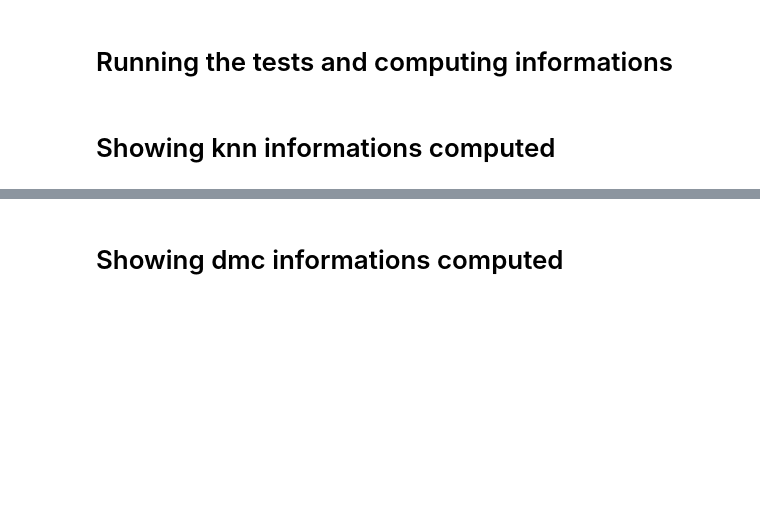
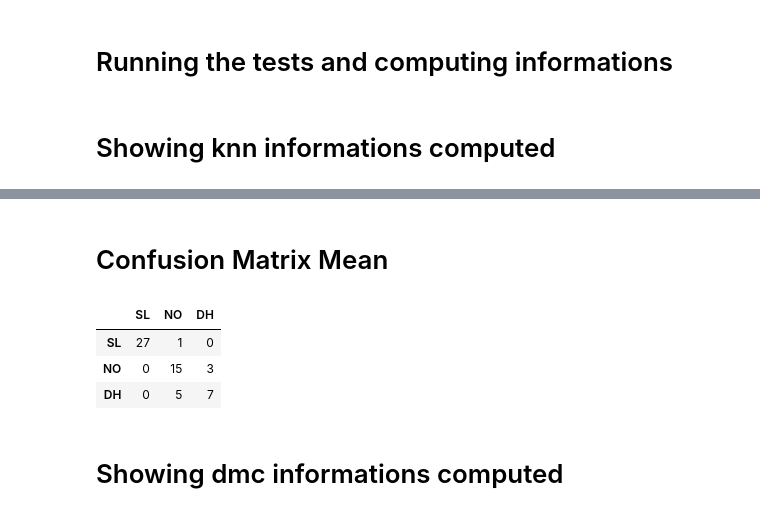
Before and after one commit to cacajr/ML, a Jupyter notebook: test_knn_vs_dmc_vertebral_column.ipynb, the cells around one changed output, grey strips where cells are left out. Drawn from its saved outputs; the diff is of its cells as text; code cells hidden in the pictures; blank space fills up the shorter version.

```diff
--- a/test_knn_vs_dmc_vertebral_column.ipynb
+++ b/test_knn_vs_dmc_vertebral_column.ipynb
@@ -85,3 +86,12 @@ Confusion Matrix:
+# %% [markdown]
+# Confusion Matrix Mean
+# %%
+confusion_matrix_mean(knn_confusion_matrix_list)
+# %% [output]
+|  | SL | NO | DH |
+| SL | 27 | 1 | 0 |
+| NO | 0 | 15 | 3 |
+| DH | 0 | 5 | 7 |
 # %% [markdown]
 # Showing dmc informations computed
 # %%
```
Also changed, not shown: parts of 5 cells of this notebook, 3 other files.
